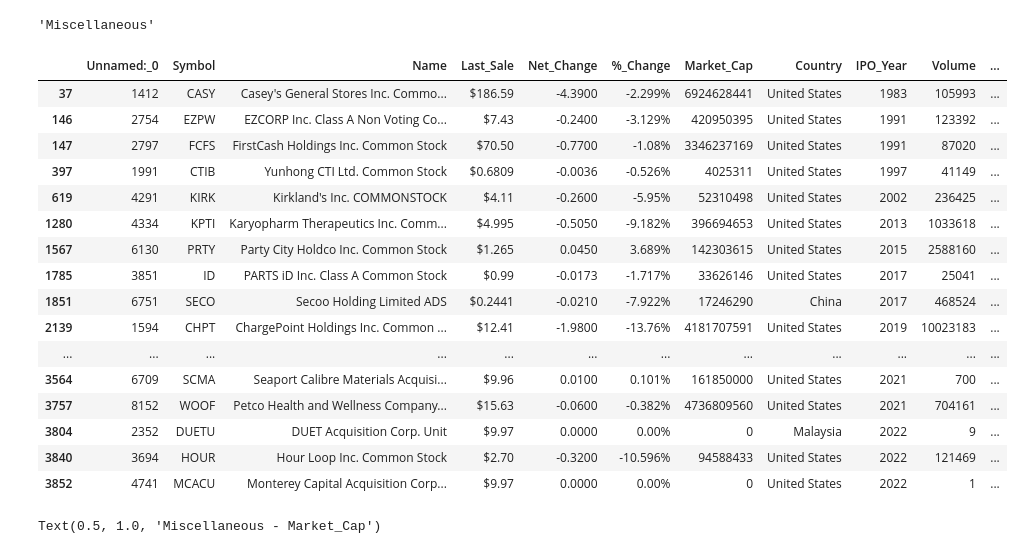
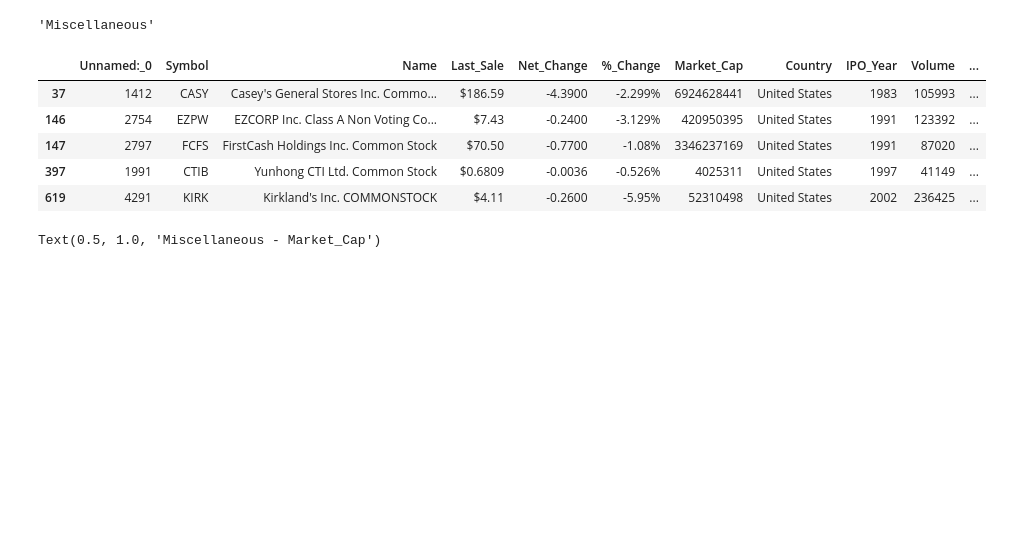
Before and after one commit to maximarbuzov/maxim, a Jupyter notebook: Untitled7.ipynb, the cells around one changed output. Saved outputs shown, nothing was run; the diff lists cells and outputs as text; code cells hidden in the pictures; blank space fills up the shorter version.

```diff
--- a/Untitled7.ipynb
+++ b/Untitled7.ipynb
@@ -148,25 +148,14 @@ sector
 'Miscellaneous'
 # %%
 sector_companies=data[data.Sector==sector]
-sector_companies
+sector_companies.head()
 # %% [output]
 |  | Unnamed:_0 | Symbol | Name | Last_Sale | Net_Change | %_Change | Market_Cap | Country | IPO_Year | Volume | ... |
 | 37 | 1412 | CASY | Casey's General Stores Inc. Commo... | $186.59 | -4.3900 | -2.299% | 6924628441 | United States | 1983 | 105993 | ... |
 | 146 | 2754 | EZPW | EZCORP Inc. Class A Non Voting Co... | $7.43 | -0.2400 | -3.129% | 420950395 | United States | 1991 | 123392 | ... |
 | 147 | 2797 | FCFS | FirstCash Holdings Inc. Common Stock | $70.50 | -0.7700 | -1.08% | 3346237169 | United States | 1991 | 87020 | ... |
 | 397 | 1991 | CTIB | Yunhong CTI Ltd. Common Stock | $0.6809 | -0.0036 | -0.526% | 4025311 | United States | 1997 | 41149 | ... |
 | 619 | 4291 | KIRK | Kirkland's Inc. COMMONSTOCK | $4.11 | -0.2600 | -5.95% | 52310498 | United States | 2002 | 236425 | ... |
-| 1280 | 4334 | KPTI | Karyopharm Therapeutics Inc. Comm... | $4.995 | -0.5050 | -9.182% | 396694653 | United States | 2013 | 1033618 | ... |
-| 1567 | 6130 | PRTY | Party City Holdco Inc. Common Stock | $1.265 | 0.0450 | 3.689% | 142303615 | United States | 2015 | 2588160 | ... |
-| 1785 | 3851 | ID | PARTS iD Inc. Class A Common Stock | $0.99 | -0.0173 | -1.717% | 33626146 | United States | 2017 | 25041 | ... |
-| 1851 | 6751 | SECO | Secoo Holding Limited ADS | $0.2441 | -0.0210 | -7.922% | 17246290 | China | 2017 | 468524 | ... |
-| 2139 | 1594 | CHPT | ChargePoint Holdings Inc. Common ... | $12.41 | -1.9800 | -13.76% | 4181707591 | United States | 2019 | 10023183 | ... |
-| ... | ... | ... | ... | ... | ... | ... | ... | ... | ... | ... | ... |
-| 3564 | 6709 | SCMA | Seaport Calibre Materials Acquisi... | $9.96 | 0.0100 | 0.101% | 161850000 | United States | 2021 | 700 | ... |
-| 3757 | 8152 | WOOF | Petco Health and Wellness Company... | $15.63 | -0.0600 | -0.382% | 4736809560 | United States | 2021 | 704161 | ... |
-| 3804 | 2352 | DUETU | DUET Acquisition Corp. Unit | $9.97 | 0.0000 | 0.00% | 0 | Malaysia | 2022 | 9 | ... |
-| 3840 | 3694 | HOUR | Hour Loop Inc. Common Stock | $2.70 | -0.3200 | -10.596% | 94588433 | United States | 2022 | 121469 | ... |
-| 3852 | 4741 | MCACU | Monterey Capital Acquisition Corp... | $9.97 | 0.0000 | 0.00% | 0 | United States | 2022 | 1 | ... |
 # %%
 sns.histplot(data=sector_companies.Market_Cap,bins=50,kde=True,color='skyblue')
 plt.xlabel('Значения')
```
